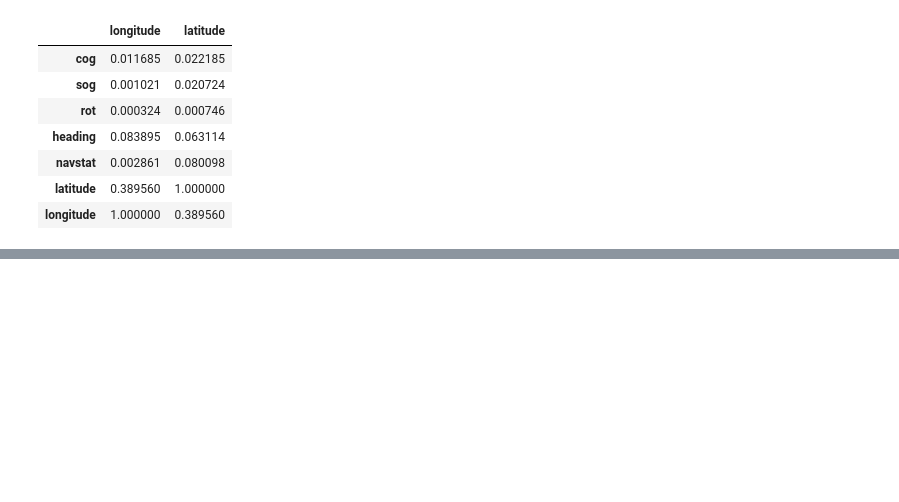
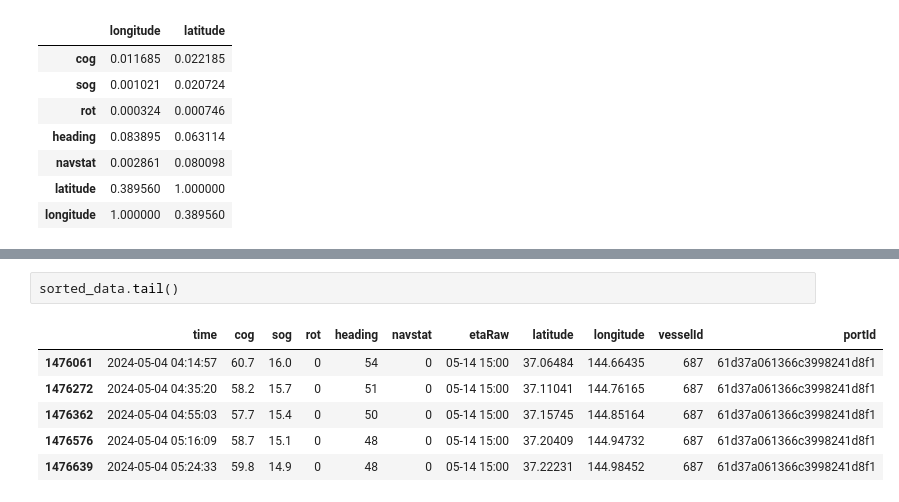
Before and after one commit to alexandersundquist/TDT4173-Modern-Machine-Learning-In-Practice-Project, a Jupyter notebook: EDA.ipynb, the cells around one changed output, grey strips where cells are left out. Cells and saved outputs as stored; diff of their text form; blank space fills up the shorter version.

```diff
--- a/EDA.ipynb
+++ b/EDA.ipynb
@@ -399,0 +428,9 @@ data.corr(numeric_only=True).abs()[['longitude', 'latitude']]
+# %%
+sorted_data.tail()
+# %% [output]
+|  | time | cog | sog | rot | heading | navstat | etaRaw | latitude | longitude | vesselId | portId |
+| 1476061 | 2024-05-04 04:14:57 | 60.7 | 16.0 | 0 | 54 | 0 | 05-14 15:00 | 37.06484 | 144.66435 | 687 | 61d37a061366c3998241d8f1 |
+| 1476272 | 2024-05-04 04:35:20 | 58.2 | 15.7 | 0 | 51 | 0 | 05-14 15:00 | 37.11041 | 144.76165 | 687 | 61d37a061366c3998241d8f1 |
+| 1476362 | 2024-05-04 04:55:03 | 57.7 | 15.4 | 0 | 50 | 0 | 05-14 15:00 | 37.15745 | 144.85164 | 687 | 61d37a061366c3998241d8f1 |
+| 1476576 | 2024-05-04 05:16:09 | 58.7 | 15.1 | 0 | 48 | 0 | 05-14 15:00 | 37.20409 | 144.94732 | 687 | 61d37a061366c3998241d8f1 |
+| 1476639 | 2024-05-04 05:24:33 | 59.8 | 14.9 | 0 | 48 | 0 | 05-14 15:00 | 37.22231 | 144.98452 | 687 | 61d37a061366c3998241d8f1 |
```
Also changed, not shown: parts of 15 cells of this notebook, 2 other files.
